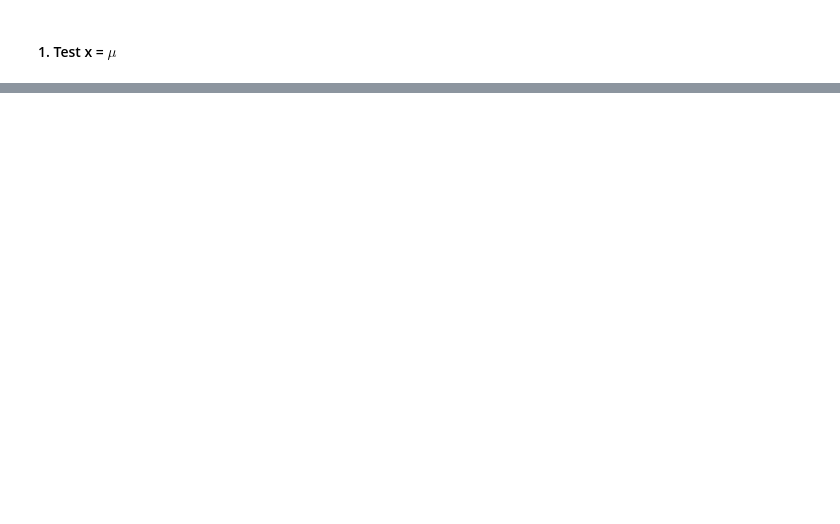
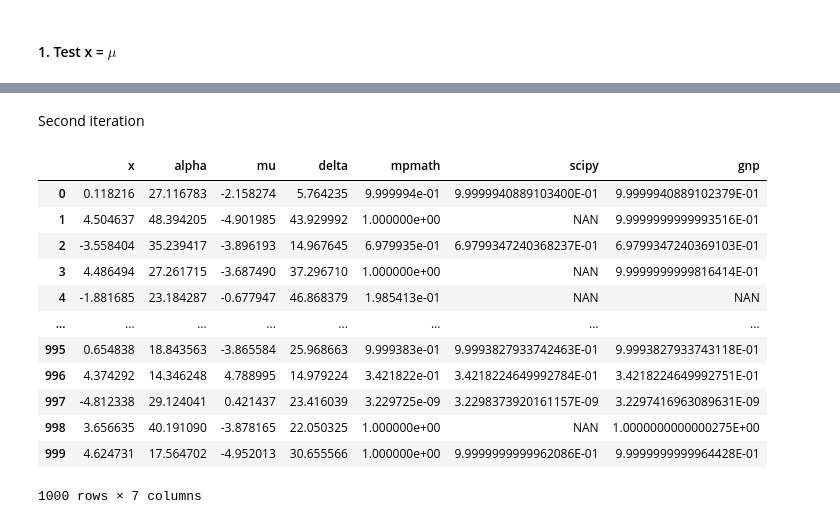
Before and after one commit to guillermo-navas-palencia/normal-inverse-gaussian, a Jupyter notebook: test.ipynb, the cells around one changed output, grey strips where cells are left out. Saved outputs shown, nothing was run; the diff lists cells and outputs as text; code cells hidden in the pictures; blank space fills up the shorter version.

```diff
--- a/test.ipynb
+++ b/test.ipynb
@@ -202,0 +321,2 @@ KeyboardInterrupt:
+# %% [markdown]
+Second iteration
@@ -202,0 +325,18 @@ KeyboardInterrupt:
+# %%
+df_test = pd.read_csv('instances_beta_eq_zero.csv')
+# %%
+df_test
+# %% [output]
+|  | x | alpha | mu | delta | mpmath | scipy | gnp |
+| 0 | 0.118216 | 27.116783 | -2.158274 | 5.764235 | 9.999994e-01 | 9.9999940889103400E-01 | 9.9999940889102379E-01 |
+| 1 | 4.504637 | 48.394205 | -4.901985 | 43.929992 | 1.000000e+00 | NAN | 9.9999999999993516E-01 |
+| 2 | -3.558404 | 35.239417 | -3.896193 | 14.967645 | 6.979935e-01 | 6.9799347240368237E-01 | 6.9799347240369103E-01 |
+| 3 | 4.486494 | 27.261715 | -3.687490 | 37.296710 | 1.000000e+00 | NAN | 9.9999999999816414E-01 |
+| 4 | -1.881685 | 23.184287 | -0.677947 | 46.868379 | 1.985413e-01 | NAN | NAN |
+| ... | ... | ... | ... | ... | ... | ... | ... |
+| 995 | 0.654838 | 18.843563 | -3.865584 | 25.968663 | 9.999383e-01 | 9.9993827933742463E-01 | 9.9993827933743118E-01 |
+| 996 | 4.374292 | 14.346248 | 4.788995 | 14.979224 | 3.421822e-01 | 3.4218224649992784E-01 | 3.4218224649992751E-01 |
+| 997 | -4.812338 | 29.124041 | 0.421437 | 23.416039 | 3.229725e-09 | 3.2298373920161157E-09 | 3.2297416963089631E-09 |
+| 998 | 3.656635 | 40.191090 | -3.878165 | 22.050325 | 1.000000e+00 | NAN | 1.0000000000000275E+00 |
+| 999 | 4.624731 | 17.564702 | -4.952013 | 30.655566 | 1.000000e+00 | 9.9999999999962086E-01 | 9.9999999999964428E-01 |
+1000 rows × 7 columns
```
Also changed, not shown: parts of 25 cells of this notebook.
